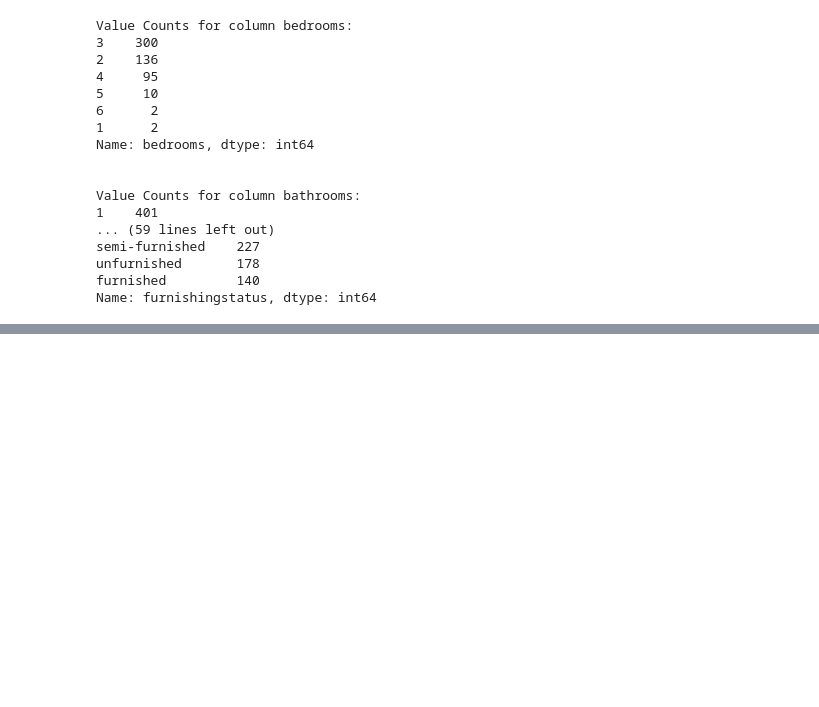
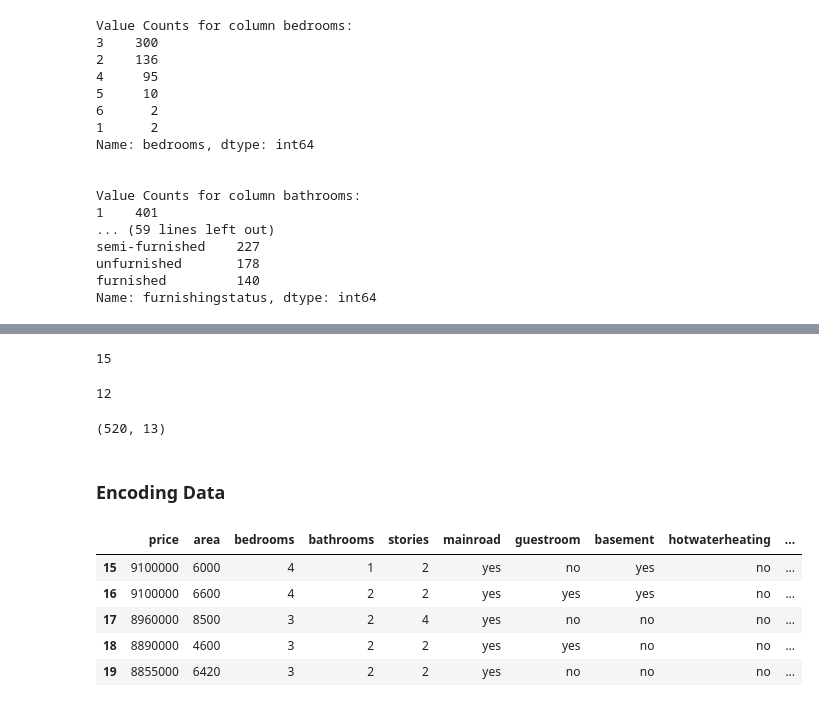
Before and after one commit to nadeap/Fullstack-DS, a Jupyter notebook: SerkomDS/Housepredict.ipynb, the cells around one changed output, grey strips where cells are left out. Cells and saved outputs as stored; diff of their text form; code cells hidden in the pictures; blank space fills up the shorter version.

```diff
--- a/SerkomDS/Housepredict.ipynb
+++ b/SerkomDS/Housepredict.ipynb
@@ -143,0 +160,43 @@ Name: furnishingstatus, dtype: int64
+# %%
+q1 = np.percentile(data['price'], 25)
+q3 = np.percentile(data['price'], 75)
+iqr = q3 - q1
+lower_bound_price = q1 - (1.5 * iqr)
+upper_bound_price = q3 + (1.5 * iqr)
+
+outliers_price = data[(data['price'] < lower_bound_price) | (data['price'] > upper_bound_price)]
+jumlah_outliers_price = len(outliers_price)
+print(jumlah_outliers_price)
+# %% [output]
+15
+# %%
+q1 = np.percentile(data['area'], 25)
+q3 = np.percentile(data['area'], 75)
+iqr = q3 - q1
+lower_bound_area = q1 - (1.5 * iqr)
+upper_bound_area = q3 + (1.5 * iqr)
+
+outliers_price = data[(data['area'] < lower_bound_area) | (data['area'] > upper_bound_area)]
+jumlah_outliers_price = len(outliers_price)
+print(jumlah_outliers_price)
+# %% [output]
+12
+# %%
+data = data.drop(data[(data['area'] < lower_bound_area) | (data['area'] > upper_bound_area)].index)
+data = data.drop(data[(data['price'] < lower_bound_price) | (data['price'] > upper_bound_price)].index)
+# %%
+data.shape
+# %% [output]
+(520, 13)
+# %% [markdown]
+### Encoding Data
+# %%
+from sklearn.preprocessing import LabelEncoder
+data.head()
+# %% [output]
+|  | price | area | bedrooms | bathrooms | stories | mainroad | guestroom | basement | hotwaterheating | ... |
+| 15 | 9100000 | 6000 | 4 | 1 | 2 | yes | no | yes | no | ... |
+| 16 | 9100000 | 6600 | 4 | 2 | 2 | yes | yes | yes | no | ... |
+| 17 | 8960000 | 8500 | 3 | 2 | 4 | yes | no | no | no | ... |
+| 18 | 8890000 | 4600 | 3 | 2 | 2 | yes | yes | no | no | ... |
+| 19 | 8855000 | 6420 | 3 | 2 | 2 | yes | no | no | no | ... |
```
Also changed, not shown: parts of 24 cells of this notebook.
